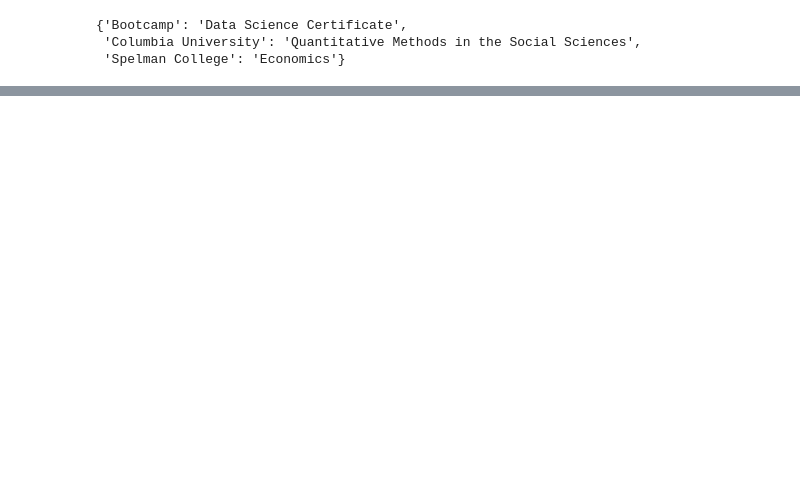
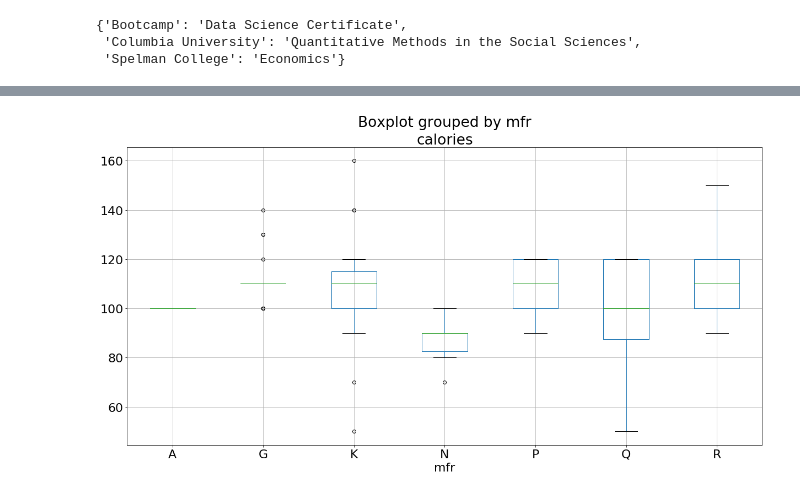
Before and after one commit to giggles-data-science/Python-3-DS, a Jupyter notebook: Understanding Data in Python 3.ipynb, the cells around one changed output, grey strips where cells are left out. Drawn from its saved outputs; the diff is of its cells as text; code cells hidden in the pictures; blank space fills up the shorter version.

```diff
--- a/Understanding Data in Python 3.ipynb
+++ b/Understanding Data in Python 3.ipynb
@@ -399,0 +802,5 @@ def prettify_education(dict_obj, linkedin):
+# %%
+# boxplot of calories by mfr
+df.boxplot(column='calories', by='mfr');
+# %% [output]
+[figure, added]
```
Also changed, not shown: parts of 56 cells of this notebook.
